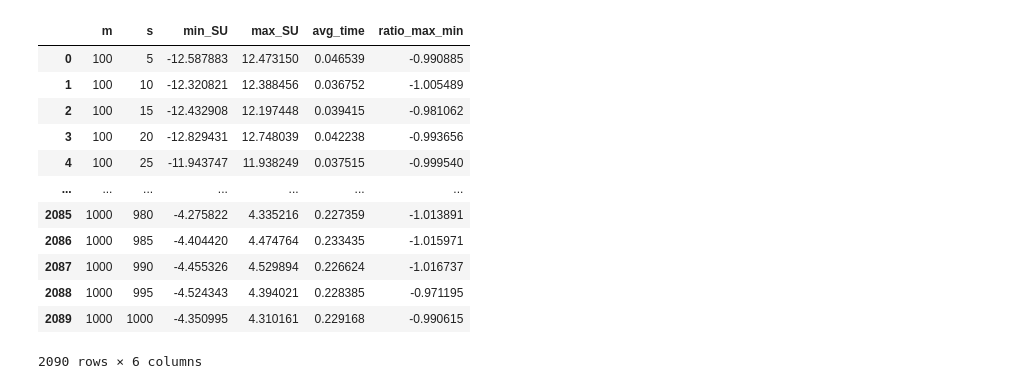
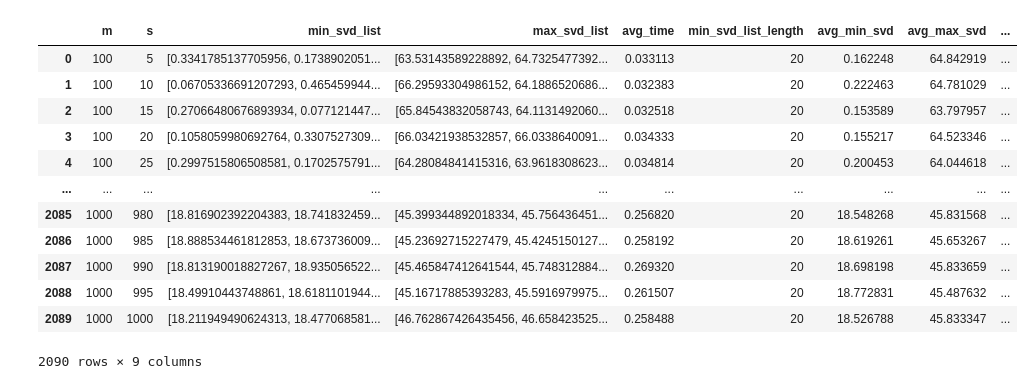
Before and after one commit to LakBoonJun1/DSA4288, a Jupyter notebook: Notebook/implementation.ipynb, the cells around one changed output. Drawn from its saved outputs; the diff is of its cells as text; code cells hidden in the pictures.

```diff
--- a/Notebook/implementation.ipynb
+++ b/Notebook/implementation.ipynb
@@ -35,6 +35,12 @@ def find_min_max(S, U):
     smin = np.min(SU)
     smax = np.max(SU)
     return smin, smax
+
+#svd of matrix
+def compute_svd(matrix):
+    # SVD computation only keep the singular values
+    _, s, _ = np.linalg.svd(matrix, full_matrices=False)
+    return np.min(s), np.max(s)
 # %%
 sketch_matrix(10,5,3)
 # %% [output]
@@ -73,23 +79,20 @@ for m in m_values:
             start_time = time.time()
             # Generate sketch matrix S
             S = sketch_matrix(m, n_rows, s)
-
-            # Compute min and max of S @ U
-            smin, smax = find_min_max(S, U)
-            min_vals.append(smin)
-            max_vals.append(smax)
+            SU = S @ U
+            # Compute min and max svd of SU
+            min_svd, max_svd = compute_svd(SU)
+            min_vals.append(min_svd)
+            max_vals.append(max_svd)
             end_time = time.time()  # End timing
             total_time += (end_time - start_time)
 
-        expected_min = np.mean(min_vals)
-        expected_max = np.mean(max_vals)
-        avg_time = total_time / n_sketches
         results.append({
             "m": m,
             "s": s,
-            "min_SU": expected_min,
-            "max_SU": expected_max,
-            "avg_time": avg_time
+            "min_svd_list": min_vals,
+            "max_svd_list": max_vals,
+            "avg_time": total_time / n_sketches
         })
 
 #dataframe to store results
@@ -112,0 +100,3 @@ results_df
+# %%
+results_df['min_svd_list_length'] = results_df['min_svd_list'].apply(len)
+results_df
@@ -112,0 +117,6 @@ results_df
+# %%
+results_df['avg_min_svd'] = results_df['min_svd_list'].apply(np.mean)
+
+# Calculate the average of the max_svd_list for each row
+results_df['avg_max_svd'] = results_df['max_svd_list'].apply(np.mean)
+results_df
@@ -113,17 +137,17 @@ results_df
 # %%
-results_df["ratio_max_min"] = results_df["max_SU"] / results_df["min_SU"]
+results_df['max_min_ratio'] = results_df['avg_max_svd']/results_df['avg_min_svd']
 results_df
 # %% [output]
-|  | m | s | min_SU | max_SU | avg_time | ratio_max_min |
-| 0 | 100 | 5 | -12.587883 | 12.473150 | 0.046539 | -0.990885 |
-| 1 | 100 | 10 | -12.320821 | 12.388456 | 0.036752 | -1.005489 |
-| 2 | 100 | 15 | -12.432908 | 12.197448 | 0.039415 | -0.981062 |
-| 3 | 100 | 20 | -12.829431 | 12.748039 | 0.042238 | -0.993656 |
-| 4 | 100 | 25 | -11.943747 | 11.938249 | 0.037515 | -0.999540 |
-| ... | ... | ... | ... | ... | ... | ... |
-| 2085 | 1000 | 980 | -4.275822 | 4.335216 | 0.227359 | -1.013891 |
-| 2086 | 1000 | 985 | -4.404420 | 4.474764 | 0.233435 | -1.015971 |
-| 2087 | 1000 | 990 | -4.455326 | 4.529894 | 0.226624 | -1.016737 |
-| 2088 | 1000 | 995 | -4.524343 | 4.394021 | 0.228385 | -0.971195 |
-| 2089 | 1000 | 1000 | -4.350995 | 4.310161 | 0.229168 | -0.990615 |
+|  | m | s | min_svd_list | max_svd_list | avg_time | min_svd_list_length | avg_min_svd | avg_max_svd | ... |
+| 0 | 100 | 5 | [0.3341785137705956, 0.1738902051... | [63.53143589228892, 64.7325477392... | 0.033113 | 20 | 0.162248 | 64.842919 | ... |
+| 1 | 100 | 10 | [0.06705336691207293, 0.465459944... | [66.29593304986152, 64.1886520686... | 0.032383 | 20 | 0.222463 | 64.781029 | ... |
+| 2 | 100 | 15 | [0.27066480676893934, 0.077121447... | [65.84543832058743, 64.1131492060... | 0.032518 | 20 | 0.153589 | 63.797957 | ... |
+| 3 | 100 | 20 | [0.1058059980692764, 0.3307527309... | [66.03421938532857, 66.0338640091... | 0.034333 | 20 | 0.155217 | 64.523346 | ... |
+| 4 | 100 | 25 | [0.2997515806508581, 0.1702575791... | [64.28084841415316, 63.9618308623... | 0.034814 | 20 | 0.200453 | 64.044618 | ... |
+| ... | ... | ... | ... | ... | ... | ... | ... | ... | ... |
+| 2085 | 1000 | 980 | [18.816902392204383, 18.741832459... | [45.399344892018334, 45.756436451... | 0.256820 | 20 | 18.548268 | 45.831568 | ... |
+| 2086 | 1000 | 985 | [18.888534461812853, 18.673736009... | [45.23692715227479, 45.4245150127... | 0.258192 | 20 | 18.619261 | 45.653267 | ... |
+| 2087 | 1000 | 990 | [18.813190018827267, 18.935056522... | [45.465847412641544, 45.748312884... | 0.269320 | 20 | 18.698198 | 45.833659 | ... |
+| 2088 | 1000 | 995 | [18.49910443748861, 18.6181101944... | [45.16717885393283, 45.5916979975... | 0.261507 | 20 | 18.772831 | 45.487632 | ... |
+| 2089 | 1000 | 1000 | [18.211949490624313, 18.477068581... | [46.762867426435456, 46.658423525... | 0.258488 | 20 | 18.526788 | 45.833347 | ... |
-2090 rows × 6 columns
+2090 rows × 9 columns
```
Also changed, not shown: parts of 8 cells of this notebook, 2 other files.
